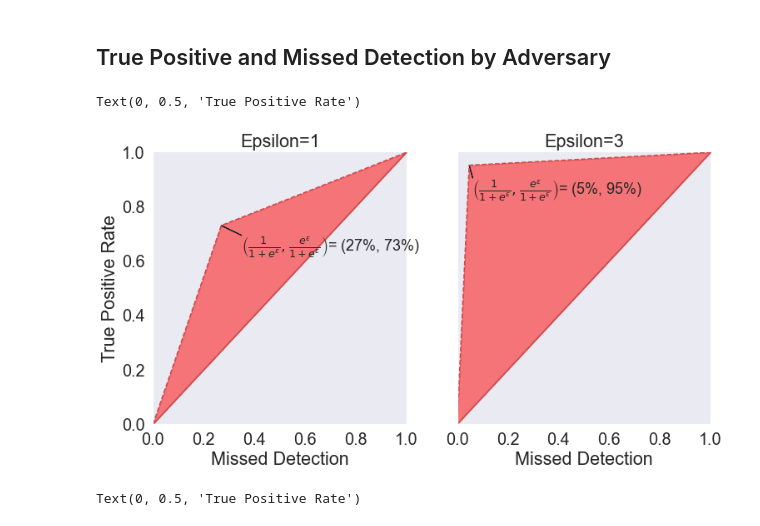
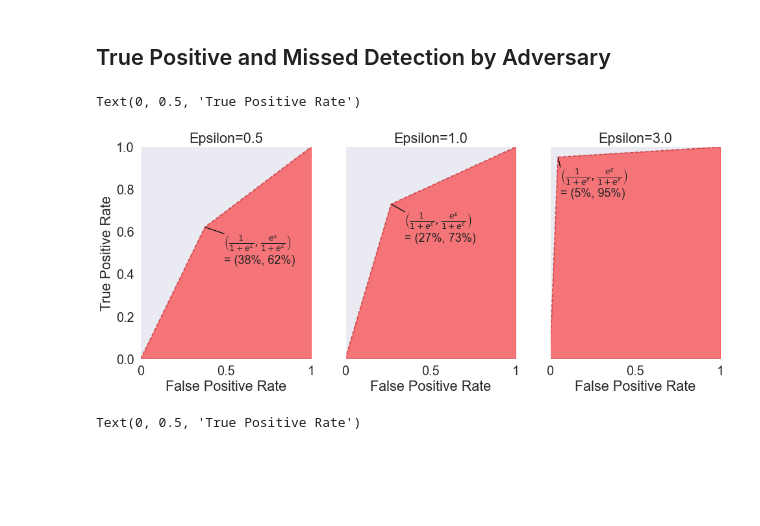
Before and after one commit to RobRomijnders/pydata24, a Jupyter notebook: pydata2024.ipynb, the cells around one changed output. Drawn from its saved outputs; the diff is of its cells as text; code cells hidden in the pictures; blank space fills up the shorter version.

Commit message:
Add eps half to plot.

```diff
--- a/pydata2024.ipynb
+++ b/pydata2024.ipynb
@@ -132,10 +134,10 @@ sns.set(style='darkgrid')
 sns.set(font_scale=1.8)
 
 # Define epsilon
-eps_array = np.array([1., 3.])
+eps_array = np.array([0.5, 1., 3.])
 
 # Plot the region
-fig, axarr = plt.subplots(1, 2, figsize=(12, 6), sharey=True)
+fig, axarr = plt.subplots(1, len(eps_array), figsize=(16, 6), sharey=True)
 
 for num_plot, ax in enumerate(axarr):
   epsilon = eps_array[num_plot]
@@ -145,7 +147,7 @@ for num_plot, ax in enumerate(axarr):
   y1 = np.exp(epsilon) * x1
   y2 = 1. - (1 - x1) / np.exp(epsilon)
   y3 = np.min([y1, y2], axis=0)
-  y_straight = x1
+  y_straight = np.zeros_like(x1)
 
   ax.plot(x1, y_straight, 'r')
   ax.plot(x1, y3, 'r--')
@@ -154,37 +156,39 @@ for num_plot, ax in enumerate(axarr):
 
   # Add annotations
 
   multx = 1.3
   multy = 0.95
   x_start = 1 / (1 + np.exp(epsilon))
   y_start = 1 - 1 / (1 + np.exp(epsilon))
   ax.text(
     multx*x_start, multy*y_start,
     r'$\left(\frac{1}{1+e^\epsilon}, \frac{e^\epsilon}{1+e^\epsilon}\right)$'
-    +f'= ({100/(1+np.exp(epsilon)):.0f}%, {100.-100/(1+np.exp(epsilon)):.0f}%)', fontsize=18, verticalalignment='top', horizontalalignment='left')
+    +f'\n= ({100/(1+np.exp(epsilon)):.0f}%, {100.-100/(1+np.exp(epsilon)):.0f}%)', fontsize=18, verticalalignment='top', horizontalalignment='left')
 
   # Add arrow to figure from (0.5,0.5) to origin
   ax.arrow(multx*x_start, multy*y_start, (x_start - multx*x_start), (y_start - multy*y_start), fc='k', ec='k', length_includes_head=True)  # head_width=0.05, head_length=0.1*mult
 
   # Add labels and title
-  ax.set_title(f'Epsilon={epsilon:.0f}')  # , fontsize=16
+  ax.set_title(f'Epsilon={epsilon:.1f}')  # , fontsize=16
 
   # Remove spines
   ax.spines['top'].set_visible(False)
   ax.spines['right'].set_visible(False)
 
   # Remove grid lines
   ax.yaxis.grid(False)
   ax.xaxis.grid(False)
 
   ax.set_xlim([0, 1])
   ax.set_ylim([0, 1])
 
-  ax.set_xlabel(r'Missed Detection')  # , fontsize=14
+  ax.set_xlabel(r'False Positive Rate')  # , fontsize=14
+  ax.set_xticks([0, 0.5, 1])
+  ax.set_xticklabels(['0', '0.5', '1'])
 axarr[0].set_ylabel(r'True Positive Rate')  # , fontsize=14
 # %% [output]
 Text(0, 0.5, 'True Positive Rate')
-[figure, old version]
+[figure, new version]
 # %%
 # True positive rates with delta includes
 sns.set(style='darkgrid'); sns.set(font_scale=1.8)
```
Also changed, not shown: parts of 3 cells of this notebook.
